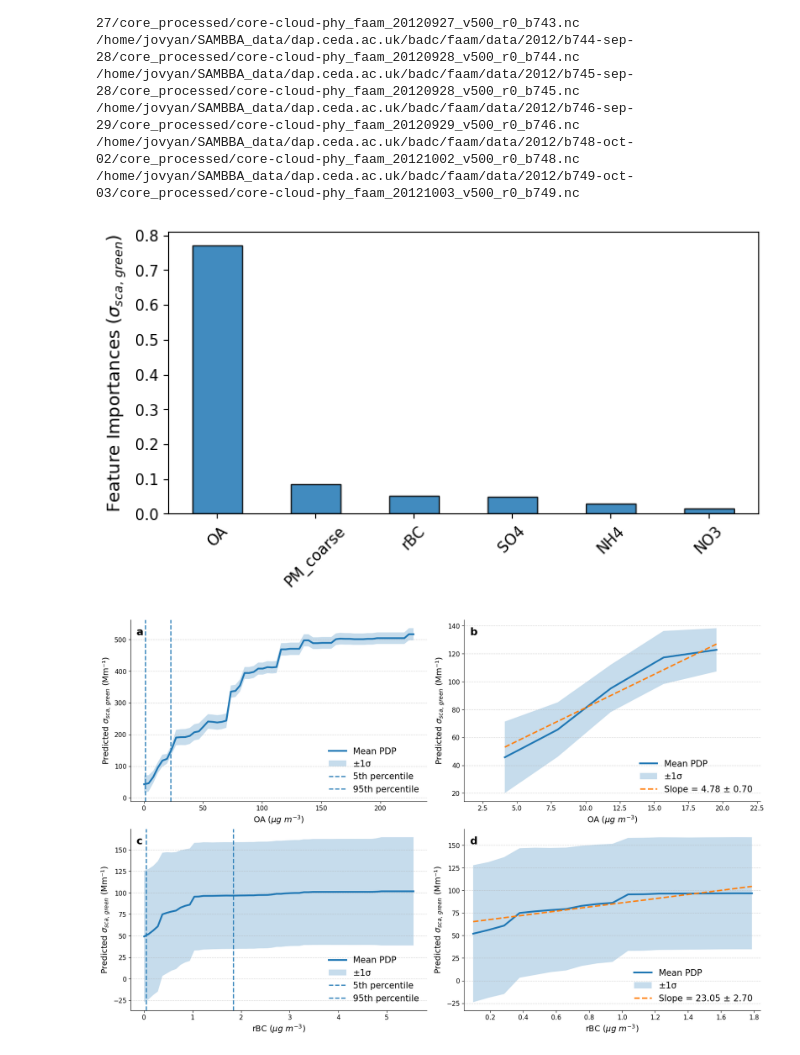
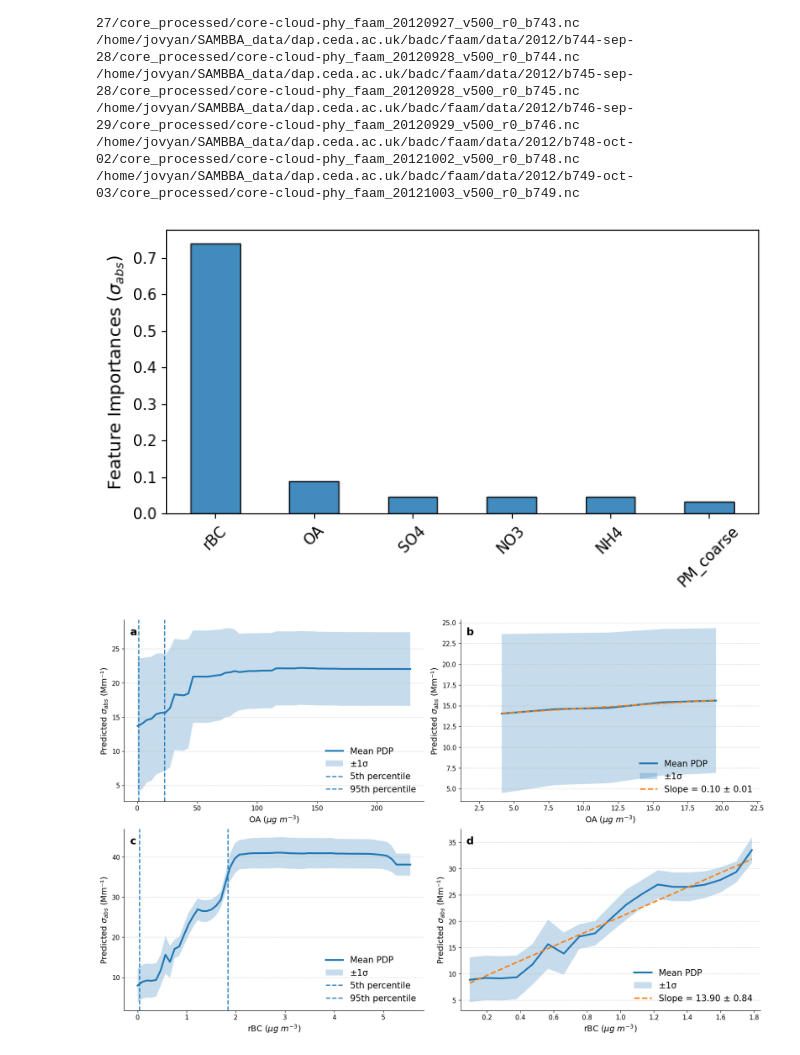
Before and after one commit to thiago-vg/SAMBBA-data-analysis, a Jupyter notebook: processing_and_output/RF_and_PDP.ipynb, the cells around one changed output. Cells and saved outputs as stored; diff of their text form; code cells hidden in the pictures.

Commit message:
Second final version of Importance plots

```diff
--- a/processing_and_output/RF_and_PDP.ipynb
+++ b/processing_and_output/RF_and_PDP.ipynb
@@ -464,7 +465,7 @@ def plot_rf_importances_and_export_metrics(
     target_name,
 ) = run_random_forest(
     df=df_clean,
-    target_variable="TSC_green",      # e.g. "Ext", "TSC_green", "ABS_PSAP"
+    target_variable="ABS_PSAP",      # e.g. "Ext", "TSC_green", "ABS_PSAP"
     model_type="reduced",       # Options: "full" or "reduced"
 )
 
@@ -479,10 +480,10 @@ metrics_df = plot_rf_importances_and_export_metrics(
     X_train=X_train,
     X_test=X_test,
     target_name=target_name,
-    csv_path="rf_ext_metrics.csv",
+    csv_path="rf_abs_red_metrics.csv",
 )
 # %% [output]
-[figure, old version]
+[figure, new version]
 # %%
 def plot_manual_pdp_top2_combined_figure(
     rf,
@@ -580,7 +581,6 @@ def plot_manual_pdp_top2_combined_figure(
     # ======================================================
     all_features = (
         feat_importances
-        .sort_values(ascending=False)
         .index
         .tolist()
     )
@@ -855,18 +855,18 @@ def plot_manual_pdp_top2_combined_figure(
 # %%
 # Select the predictors to be analyzed through Partial Dependence
 # Profiles (PDPs). Here, two contributors identified by
 # the Random Forest model are examined in detail.
-filtered_feat_importances = top_features[["rBC", "OA"]]
+filtered_feat_importances = top_features[["OA", "rBC"]]
 
 # Generate the publication-quality PDP figure for the selected
 # predictors and retrieve the fitted regression parameters.
 fig, axes, results = (
     plot_manual_pdp_top2_combined_figure(
         rf=rf,
         X_train=X_train,
         feat_importances=filtered_feat_importances,
         target_name=target_name,
     )
 )
 # %% [output]
-[figure, old version]
+[figure, new version]
```
Also changed, not shown: parts of 5 cells of this notebook.
